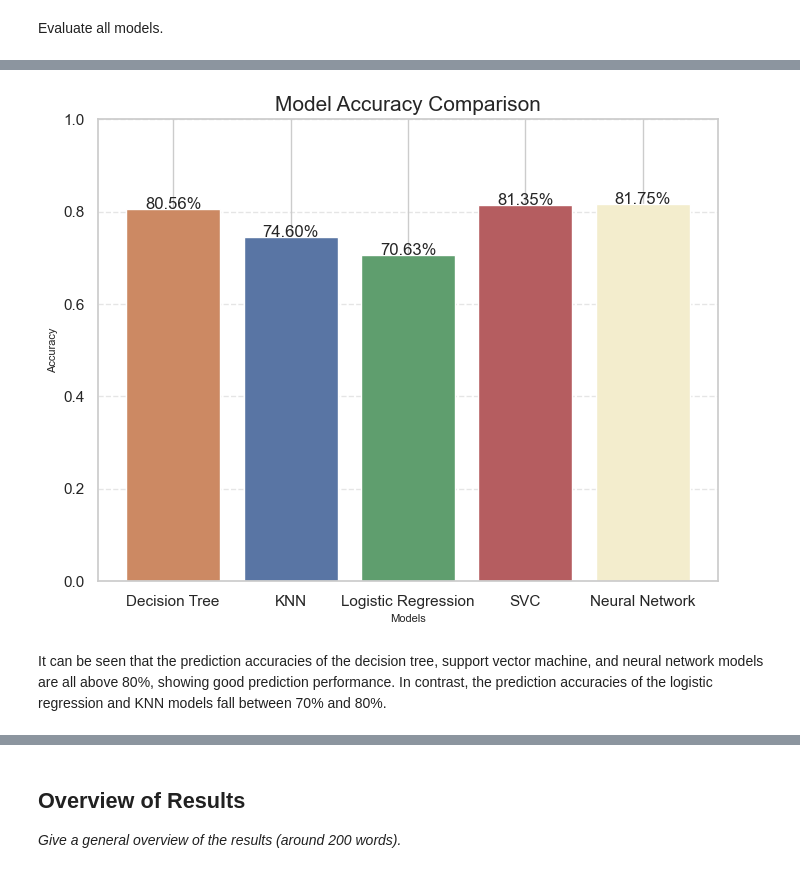
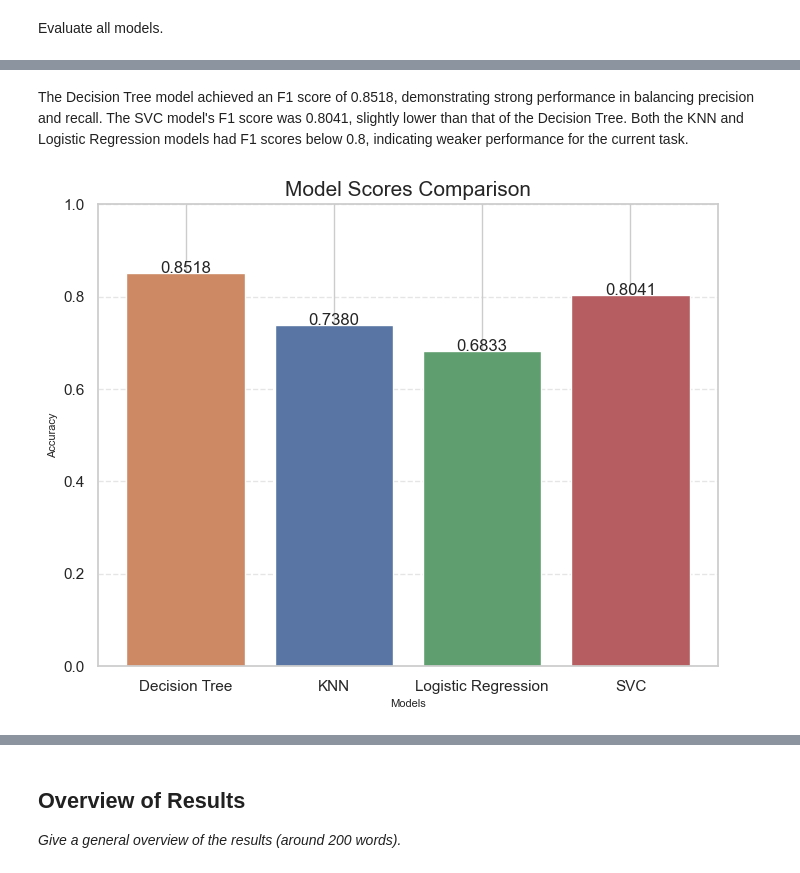
Before and after one commit to sjbmcg/data_science_group_project, a Jupyter notebook: implementation/Group project.ipynb, the cells around one changed output, grey strips where cells are left out. Cells and saved outputs as stored; diff of their text form; code cells hidden in the pictures.

```diff
--- a/implementation/Group project.ipynb
+++ b/implementation/Group project.ipynb
@@ -717,0 +624,4 @@ Visualizing model prediction results.
+# %%
+evaluate_models(X, y)
+for model_name, score in model_score.items():
+    print(model_name, score)
@@ -718,23 +637,25 @@ Visualizing model prediction results.
+# %% [markdown]
+The Decision Tree model achieved an F1 score of 0.8518, demonstrating strong performance in balancing precision and recall. The SVC model's F1 score was 0.8041, slightly lower than that of the Decision Tree. Both the KNN and Logistic Regression models had F1 scores below 0.8, indicating weaker performance for the current task.
 # %%
-# Get model name and accuracy
-models = list(model_accuracy.keys())
-scores = list(model_accuracy.values())
+# Visualizing model scores.
+def visualize_model_scores():
+    model_names = list(model_score.keys())
+    scores = list(model_score.values())
 
-# Create a bar chart
-plt.figure(figsize=(8, 6))
-plt.bar(models, scores, color=['#CC8963','#5975A4','#5F9E6E','#B55D60','#F3EDCD'])
-plt.title('Model Accuracy Comparison', fontsize=15)
-plt.xlabel('Models', fontsize=8)
-plt.ylabel('Accuracy', fontsize=8)
-plt.ylim(0, 1)
+    # Create a bar chart
+    plt.figure(figsize=(8, 6))
+    plt.bar(model_names, scores, color=['#CC8963','#5975A4','#5F9E6E','#B55D60','#F3EDCD'])
+    plt.title('Model Scores Comparison', fontsize=15)
+    plt.xlabel('Models', fontsize=8)
+    plt.ylabel('Accuracy', fontsize=8)
+    plt.ylim(0, 1)
 
-# Add value labels to column
-for i, score in enumerate(scores):
-    plt.text(i, score, f'{score * 100.0:.2f}%', ha='center', fontsize=12)
+    # Add value labels to column
+    for i, score in enumerate(scores):
+        plt.text(i, score, f'{score:.4f}', ha='center', fontsize=12)
 
-plt.grid(axis='y', linestyle='--', alpha=0.5)
-plt.show()
+    plt.grid(axis='y', linestyle='--', alpha=0.5)
+    plt.show()
+visualize_model_scores()
 # %% [output]
-[figure, old version]
+[figure, new version]
-# %% [markdown]
-It can be seen that the prediction accuracies of the decision tree, support vector machine, and neural network models are all above 80%, showing good prediction performance. In contrast, the prediction accuracies of the logistic regression and KNN models fall between 70% and 80%.
```
Also changed, not shown: parts of 18 cells of this notebook, 2 other files.
